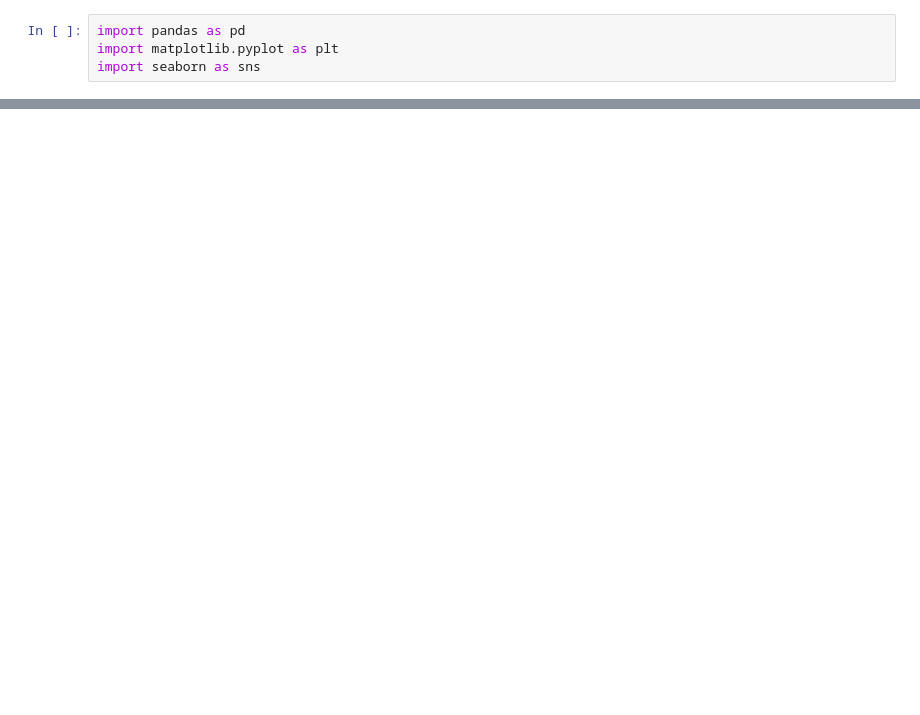
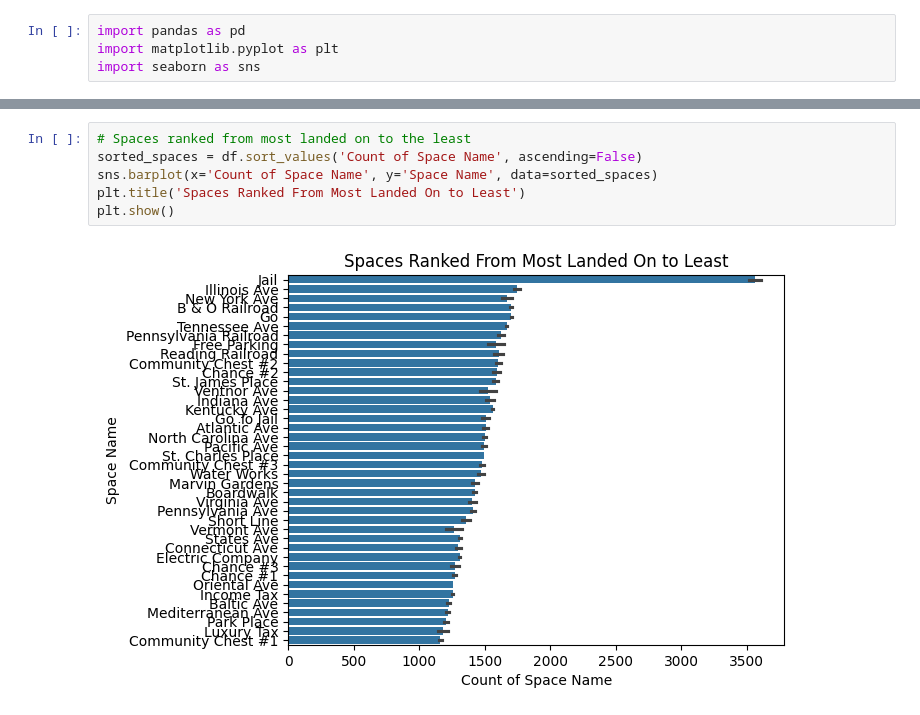
Before and after one commit to bshroats5/Monopoly, a Jupyter notebook: data_analysis.ipynb, the cells around one changed output, grey strips where cells are left out. Drawn from its saved outputs; the diff is of its cells as text; blank space fills up the shorter version.

```diff
--- a/data_analysis.ipynb
+++ b/data_analysis.ipynb
@@ -15,0 +52,8 @@ FileNotFoundError: [Errno 2] No such file or directory: 'Monopoly_Sheet1.csv'
+# %%
+# Spaces ranked from most landed on to the least
+sorted_spaces = df.sort_values('Count of Space Name', ascending=False)
+sns.barplot(x='Count of Space Name', y='Space Name', data=sorted_spaces)
+plt.title('Spaces Ranked From Most Landed On to Least')
+plt.show()
+# %% [output]
+[figure, added]
```
Also changed, not shown: parts of 5 cells of this notebook.
